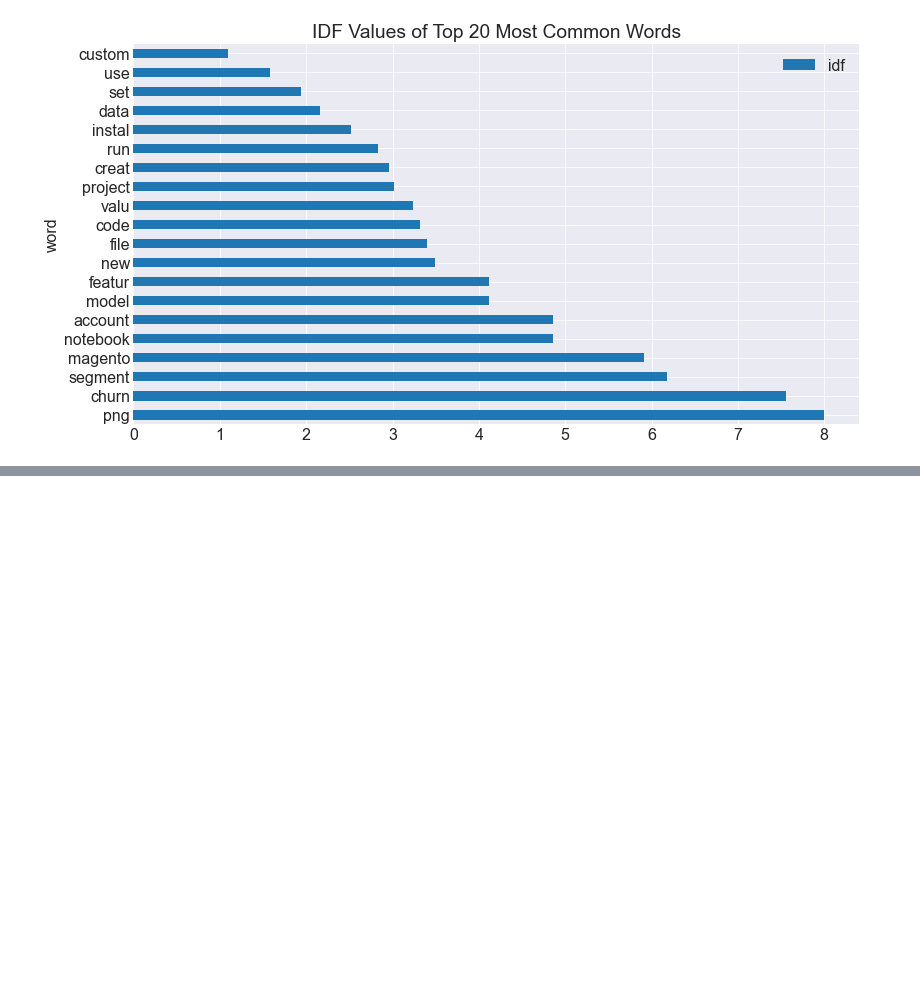
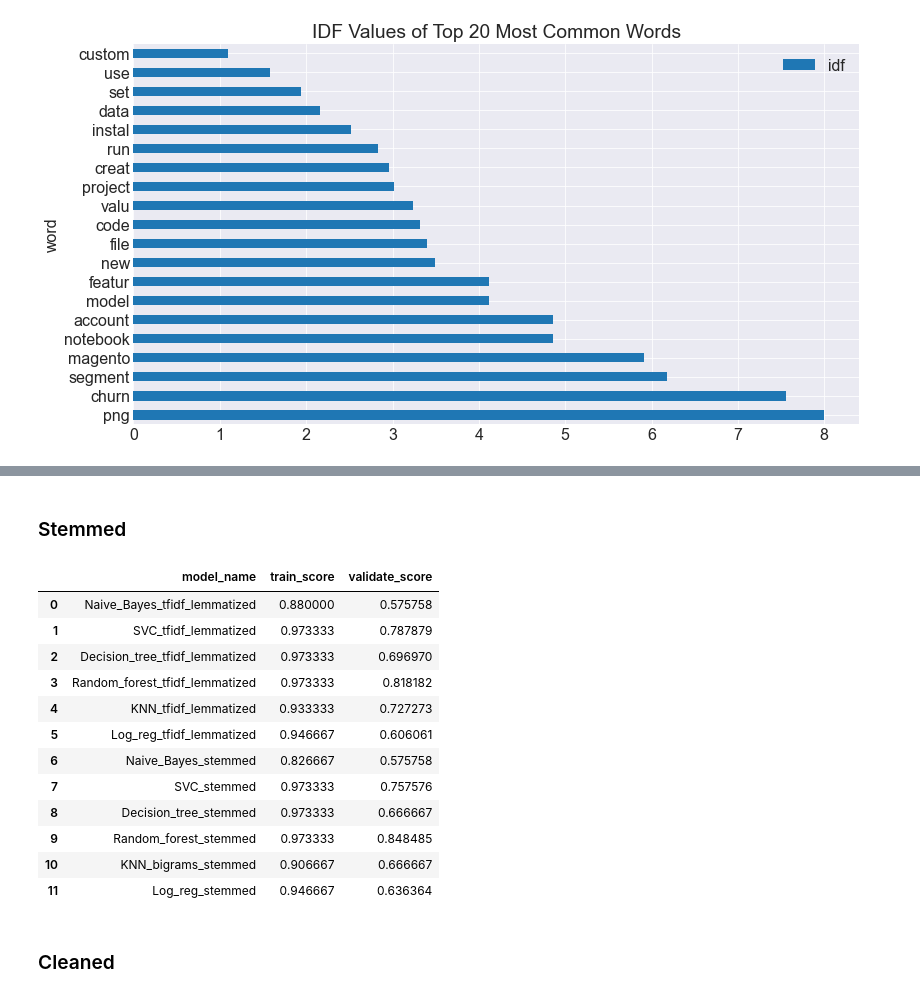
Before and after one commit to nlp-project-germain-group-6/nlp-web-scraping, a Jupyter notebook: Final_Notebook.ipynb, the cells around one changed output, grey strips where cells are left out. Cells and saved outputs as stored; diff of their text form; code cells hidden in the pictures; blank space fills up the shorter version.

```diff
--- a/Final_Notebook.ipynb
+++ b/Final_Notebook.ipynb
@@ -584,0 +676,42 @@ As is good practice, we split the data into train validate, and test datasets.
+# %%
+#Append results to score_df
+for model, name in zip(model_list, model_names):
+    score_df = m.test_a_model(X_train, y_train, X_validate, y_validate, model, name, score_df)
+# %% [markdown]
+### Stemmed
+# %%
+# bring in the vectorizer
+tfidf = TfidfVectorizer()
+
+X_data = tfidf.fit_transform(df.stemmed)
+y_data = df.language
+
+# split to X/y datasets
+X_train, y_train, X_validate, y_validate, X_test, y_test = m.nlp_X_train_split(X_data, y_data)
+# %%
+# make a list of algorithms we want to try for our models
+model_list = [MultinomialNB(), LinearSVC(), DecisionTreeClassifier(), RandomForestClassifier(), KNeighborsClassifier(), LogisticRegression()]
+
+# name the models
+model_names = ['Naive_Bayes_stemmed', 'SVC_stemmed', 'Decision_tree_stemmed', 'Random_forest_stemmed', 'KNN_bigrams_stemmed', 'Log_reg_stemmed']
+# %%
+for model, name in zip(model_list, model_names):
+    score_df = m.test_a_model(X_train, y_train, X_validate, y_validate, model, name, score_df)
+# %%
+score_df
+# %% [output]
+|  | model_name | train_score | validate_score |
+| 0 | Naive_Bayes_tfidf_lemmatized | 0.880000 | 0.575758 |
+| 1 | SVC_tfidf_lemmatized | 0.973333 | 0.787879 |
+| 2 | Decision_tree_tfidf_lemmatized | 0.973333 | 0.696970 |
+| 3 | Random_forest_tfidf_lemmatized | 0.973333 | 0.818182 |
+| 4 | KNN_tfidf_lemmatized | 0.933333 | 0.727273 |
+| 5 | Log_reg_tfidf_lemmatized | 0.946667 | 0.606061 |
+| 6 | Naive_Bayes_stemmed | 0.826667 | 0.575758 |
+| 7 | SVC_stemmed | 0.973333 | 0.757576 |
+| 8 | Decision_tree_stemmed | 0.973333 | 0.666667 |
+| 9 | Random_forest_stemmed | 0.973333 | 0.848485 |
+| 10 | KNN_bigrams_stemmed | 0.906667 | 0.666667 |
+| 11 | Log_reg_stemmed | 0.946667 | 0.636364 |
+# %% [markdown]
+### Cleaned
```
Also changed, not shown: parts of 27 cells of this notebook.
